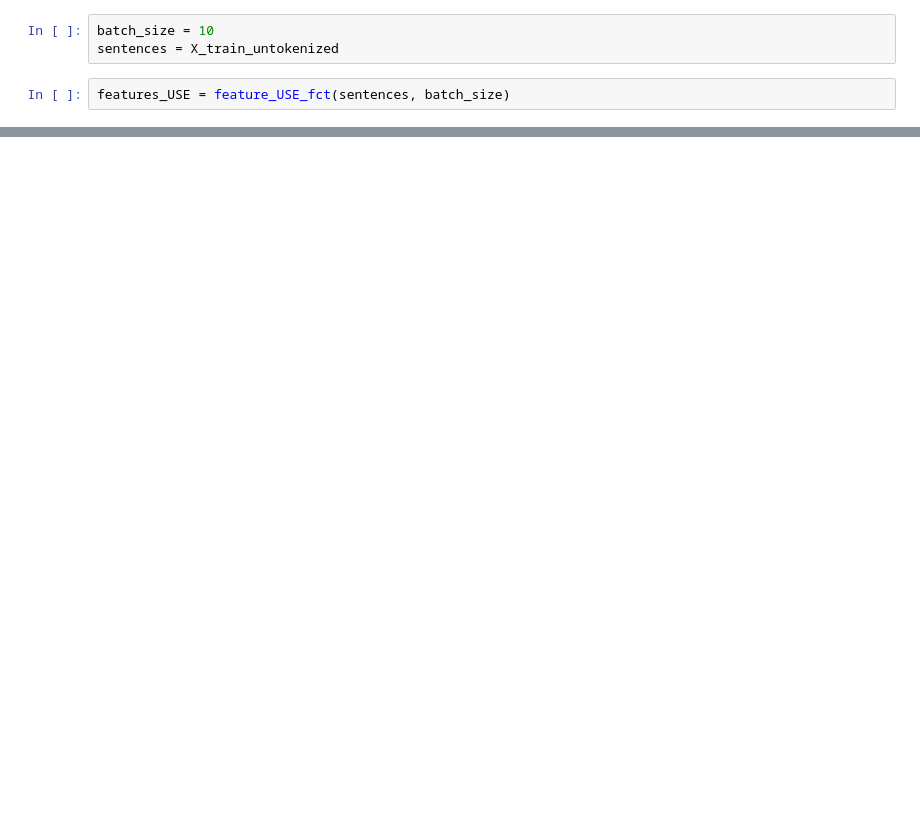
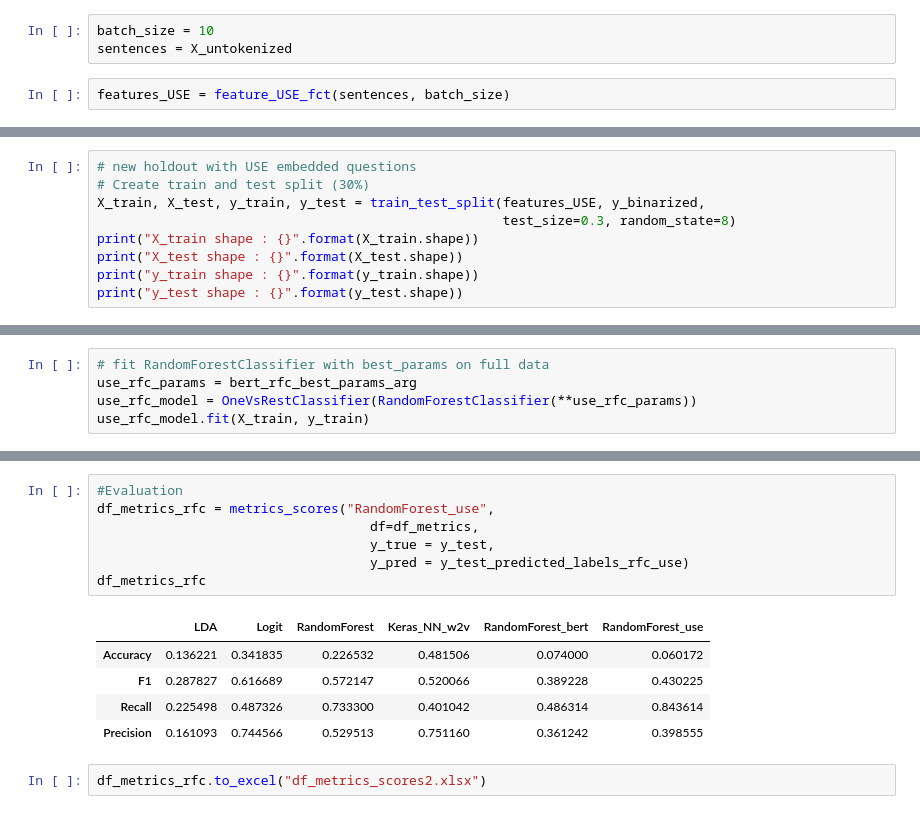
Before and after one commit to Oumnia-Sdn/Project-5-Categoriser-automatiquement-des-questions, a Jupyter notebook: Notebooks/Essais .ipynb, the cells around one changed output, grey strips where cells are left out. Saved outputs shown, nothing was run; the diff lists cells and outputs as text; blank space fills up the shorter version.

```diff
--- a/Notebooks/Essais .ipynb
+++ b/Notebooks/Essais .ipynb
@@ -1540,6 +1543,6 @@ def feature_USE_fct(sentences, b_size) :
     return features
 # %%
 batch_size = 10
-sentences = X_train_untokenized
+sentences = X_untokenized
 # %%
 features_USE = feature_USE_fct(sentences, batch_size)
@@ -1572,0 +1549,9 @@ outputs = model(inputs)
+# %%
+# new holdout with USE embedded questions
+# Create train and test split (30%)
+X_train, X_test, y_train, y_test = train_test_split(features_USE, y_binarized,
+                                                    test_size=0.3, random_state=8)
+print("X_train shape : {}".format(X_train.shape))
+print("X_test shape : {}".format(X_test.shape))
+print("y_train shape : {}".format(y_train.shape))
+print("y_test shape : {}".format(y_test.shape))
@@ -1572,0 +1563,5 @@ outputs = model(inputs)
+# %%
+# fit RandomForestClassifier with best_params on full data
+use_rfc_params = bert_rfc_best_params_arg
+use_rfc_model = OneVsRestClassifier(RandomForestClassifier(**use_rfc_params))
+use_rfc_model.fit(X_train, y_train)
@@ -1572,0 +1605,15 @@ outputs = model(inputs)
+# %%
+#Evaluation
+df_metrics_rfc = metrics_scores("RandomForest_use",
+                                   df=df_metrics,
+                                   y_true = y_test,
+                                   y_pred = y_test_predicted_labels_rfc_use)
+df_metrics_rfc
+# %% [output]
+|  | LDA | Logit | RandomForest | Keras_NN_w2v | RandomForest_bert | RandomForest_use |
+| Accuracy | 0.136221 | 0.341835 | 0.226532 | 0.481506 | 0.074000 | 0.060172 |
+| F1 | 0.287827 | 0.616689 | 0.572147 | 0.520066 | 0.389228 | 0.430225 |
+| Recall | 0.225498 | 0.487326 | 0.733300 | 0.401042 | 0.486314 | 0.843614 |
+| Precision | 0.161093 | 0.744566 | 0.529513 | 0.751160 | 0.361242 | 0.398555 |
+# %%
+df_metrics_rfc.to_excel("df_metrics_scores2.xlsx")
```
Also changed, not shown: parts of 22 cells of this notebook, 9 other files.
